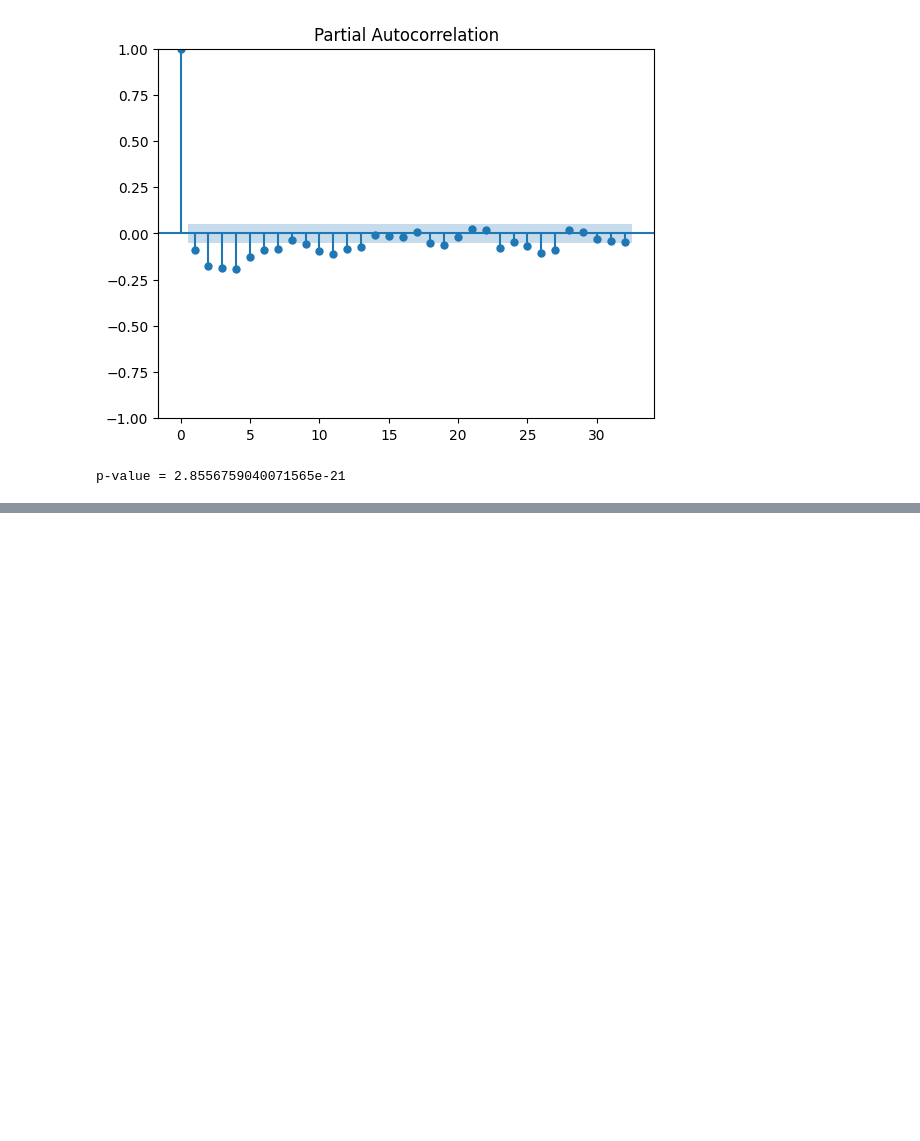
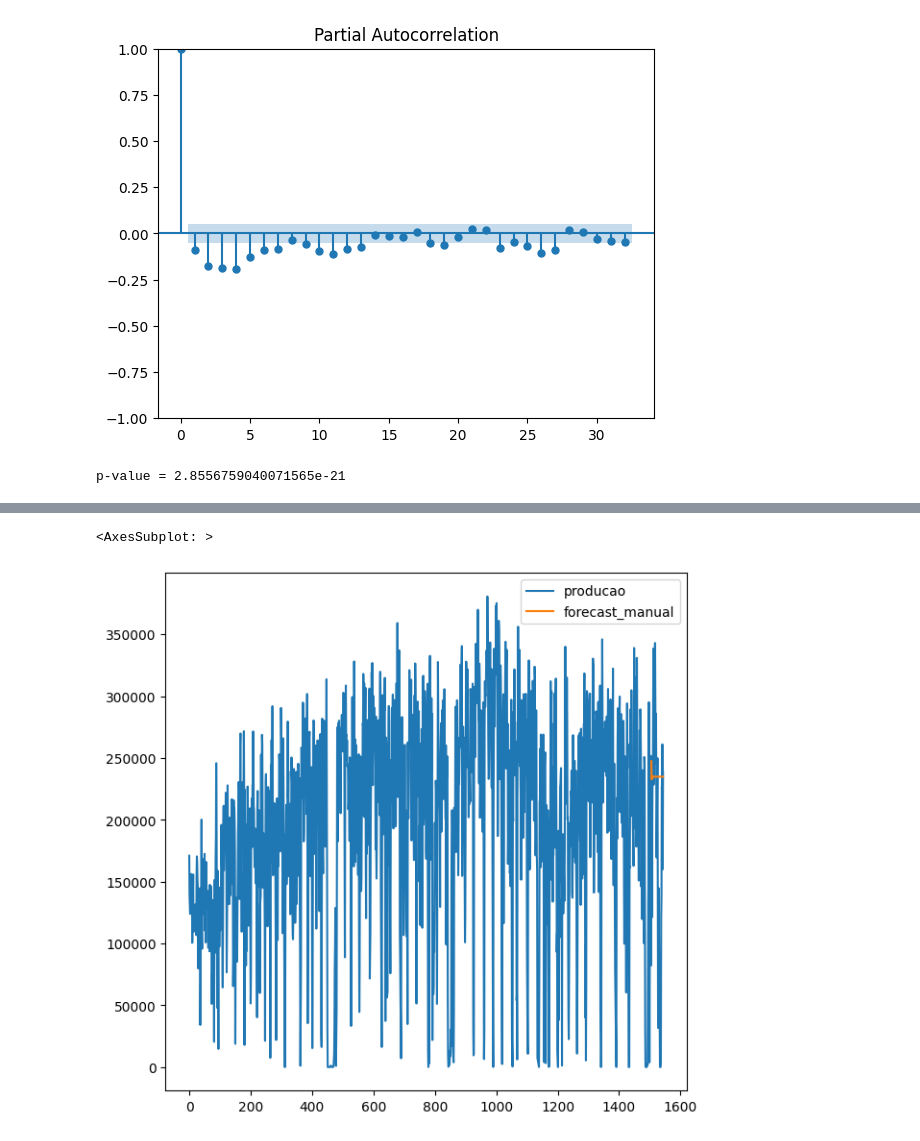
Before and after one commit to leonardovenan/oreForecast, a Jupyter notebook: dailyForecast.ipynb, the cells around one changed output, grey strips where cells are left out. Cells and saved outputs as stored; diff of their text form; code cells hidden in the pictures; blank space fills up the shorter version.

```diff
--- a/dailyForecast.ipynb
+++ b/dailyForecast.ipynb
@@ -120,0 +121,10 @@ pacf_res = plot_pacf(residuals)
+# %%
+forecast_test = model_fit.forecast(len(df_test))
+
+df['forecast_manual'] = [None]*len(df_train) + list(forecast_test)
+
+
+df.plot(figsize=(7,7))
+# %% [output]
+<AxesSubplot: >
+[figure, added]
```
Also changed, not shown: parts of 3 cells of this notebook.
